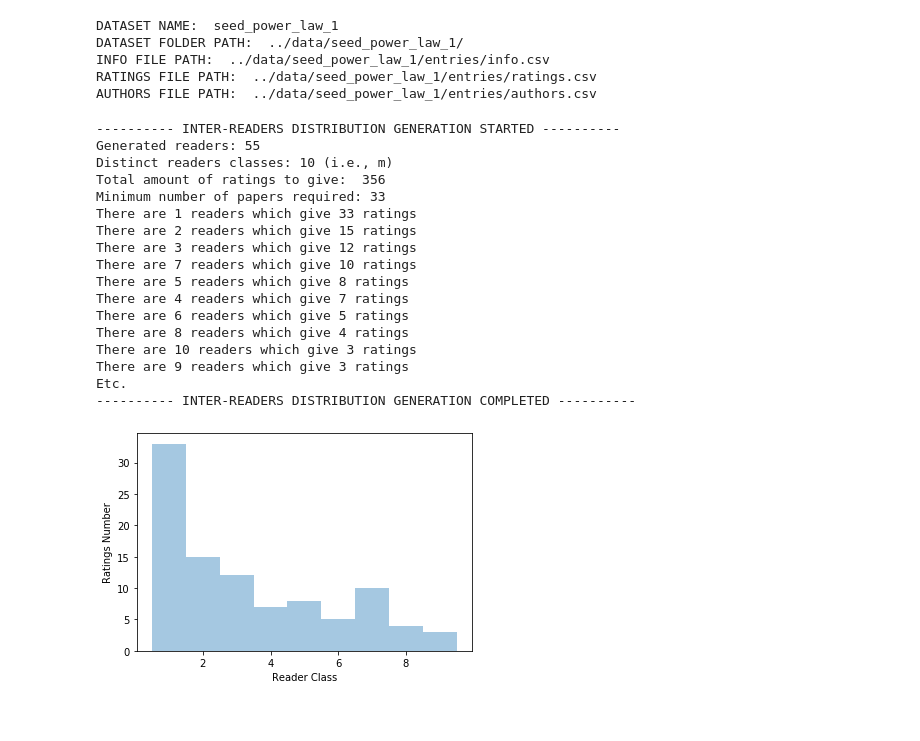
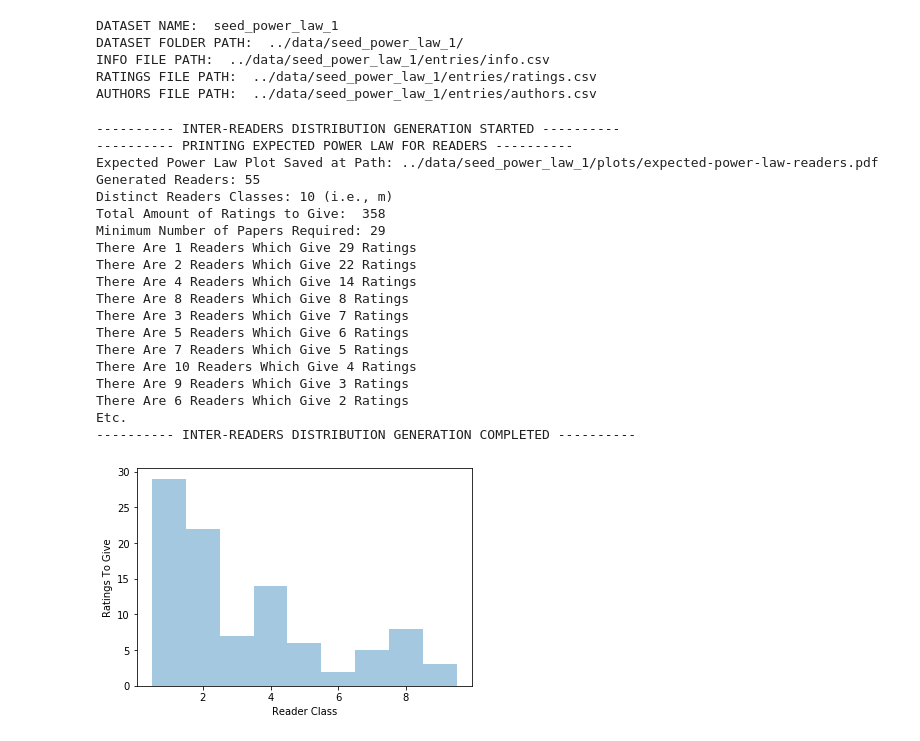
Before and after one commit to Miccighel/RS_Py, a Jupyter notebook: notebooks/Seeder.ipynb, the cells around one changed output. Cells and saved outputs as stored; diff of their text form; code cells hidden in the pictures.

Commit message:
Power law generation of reades and papers completed

```diff
--- a/notebooks/Seeder.ipynb
+++ b/notebooks/Seeder.ipynb
@@ -71,56 +73,66 @@ AUTHORS FILE PATH:  ../data/seed_power_law_1/entries/authors.csv
 # %%
 print("---------- INTER-READERS DISTRIBUTION GENERATION STARTED ----------")
 
 a, m = .9, readers_classes
 d = truncated_power_law(a=a, m=m)
 n = 100
-sample_readers = d.rvs(size=n)
+
+check_uniqueness_readers = False
+while not check_uniqueness_readers:
+    sample_readers = d.rvs(size=n)
+    readers_number = int((m*(m+1))/2)
+    ratings_number = 0
+    reader_rating_frequency = list(collections.Counter(sample_readers).most_common())
+    for readers_amount,rating_frequency in reader_rating_frequency:
+        ratings_number += readers_amount * rating_frequency
+    min_papers_number = collections.Counter(sample_readers).most_common()[0][1]
+    check_array = [ x[1] for x in reader_rating_frequency]
+    if (len(np.unique(check_array)) == len(check_array)) and (0 not in check_array):
+        check_uniqueness_readers = True
+
+print("---------- PRINTING EXPECTED POWER LAW FOR READERS ----------")
 ax = sns.distplot(sample_readers, bins=np.arange(m)+0.5, kde=False)
-ax.set(xlabel="Reader Class", ylabel= "Ratings Number")
+ax.set(xlabel="Reader Class", ylabel= "Ratings To Give")
 fig = ax.get_figure()
-path = "{}/plots/power-law-readers.pdf".format(dataset_folder_path)
+path = "{}expected-power-law-readers.pdf".format(dataset_plots_folder_path)
 fig.savefig(path, bbox_inches='tight')
 
-readers_number = int((m*(m+1))/2)
-ratings_number = 0
-reader_rating_frequency = list(collections.Counter(sample_readers).most_common())
-for readers_amount,rating_frequency in reader_rating_frequency:
-    ratings_number += readers_amount * rating_frequency
-min_papers_number = collections.Counter(sample_readers).most_common()[0][1]
-
-print(f"Generated readers: {readers_number}")
-print(f"Distinct readers classes: {readers_classes} (i.e., m)")
-print(f"Total amount of ratings to give:  {ratings_number}")
-print(f"Minimum number of papers required: {min_papers_number}")
+print(f"Expected Power Law Plot Saved at Path: {path}")
+print(f"Generated Readers: {readers_number}")
+print(f"Distinct Readers Classes: {readers_classes} (i.e., m)")
+print(f"Total Amount of Ratings to Give:  {ratings_number}")
+print(f"Minimum Number of Papers Required: {min_papers_number}")
 for readers_amount, rating_frequency in take(10, reader_rating_frequency):
-    print(f"There are {readers_amount} readers which give {rating_frequency} ratings")
+    print(f"There Are {readers_amount} Readers Which Give {rating_frequency} Ratings")
 print("Etc.")
 
 # Setting up arrays
 
 readers = np.arange(readers_number)
 authors = np.arange(authors_number)
 
 print("---------- INTER-READERS DISTRIBUTION GENERATION COMPLETED ----------")
 # %% [output]
 ---------- INTER-READERS DISTRIBUTION GENERATION STARTED ----------
-Generated readers: 55
-Distinct readers classes: 10 (i.e., m)
-Total amount of ratings to give:  356
-Minimum number of papers required: 33
-There are 1 readers which give 33 ratings
-There are 2 readers which give 15 ratings
-There are 3 readers which give 12 ratings
-There are 7 readers which give 10 ratings
-There are 5 readers which give 8 ratings
-There are 4 readers which give 7 ratings
-There are 6 readers which give 5 ratings
-There are 8 readers which give 4 ratings
-There are 10 readers which give 3 ratings
-There are 9 readers which give 3 ratings
+---------- PRINTING EXPECTED POWER LAW FOR READERS ----------
+Expected Power Law Plot Saved at Path: ../data/seed_power_law_1/plots/expected-power-law-readers.pdf
+Generated Readers: 55
+Distinct Readers Classes: 10 (i.e., m)
+Total Amount of Ratings to Give:  358
+Minimum Number of Papers Required: 29
+There Are 1 Readers Which Give 29 Ratings
+There Are 2 Readers Which Give 22 Ratings
+There Are 4 Readers Which Give 14 Ratings
+There Are 8 Readers Which Give 8 Ratings
+There Are 3 Readers Which Give 7 Ratings
+There Are 5 Readers Which Give 6 Ratings
+There Are 7 Readers Which Give 5 Ratings
+There Are 10 Readers Which Give 4 Ratings
+There Are 9 Readers Which Give 3 Ratings
+There Are 6 Readers Which Give 2 Ratings
 Etc.
 ---------- INTER-READERS DISTRIBUTION GENERATION COMPLETED ----------
-[figure, old version]
+[figure, new version]
 # %%
 print("---------- INTER-PAPERS DISTRIBUTION GENERATION STARTED ----------")
 
```
Also changed, not shown: parts of 10 cells of this notebook, 14 other files.
